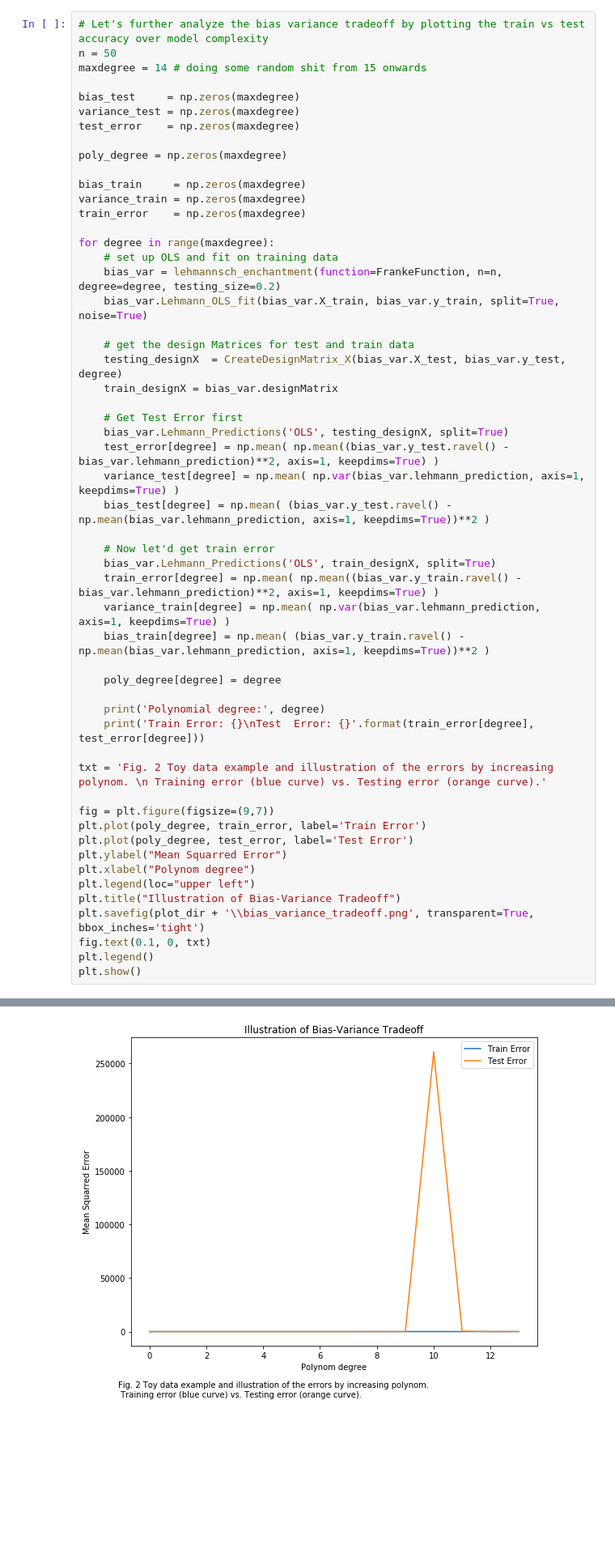
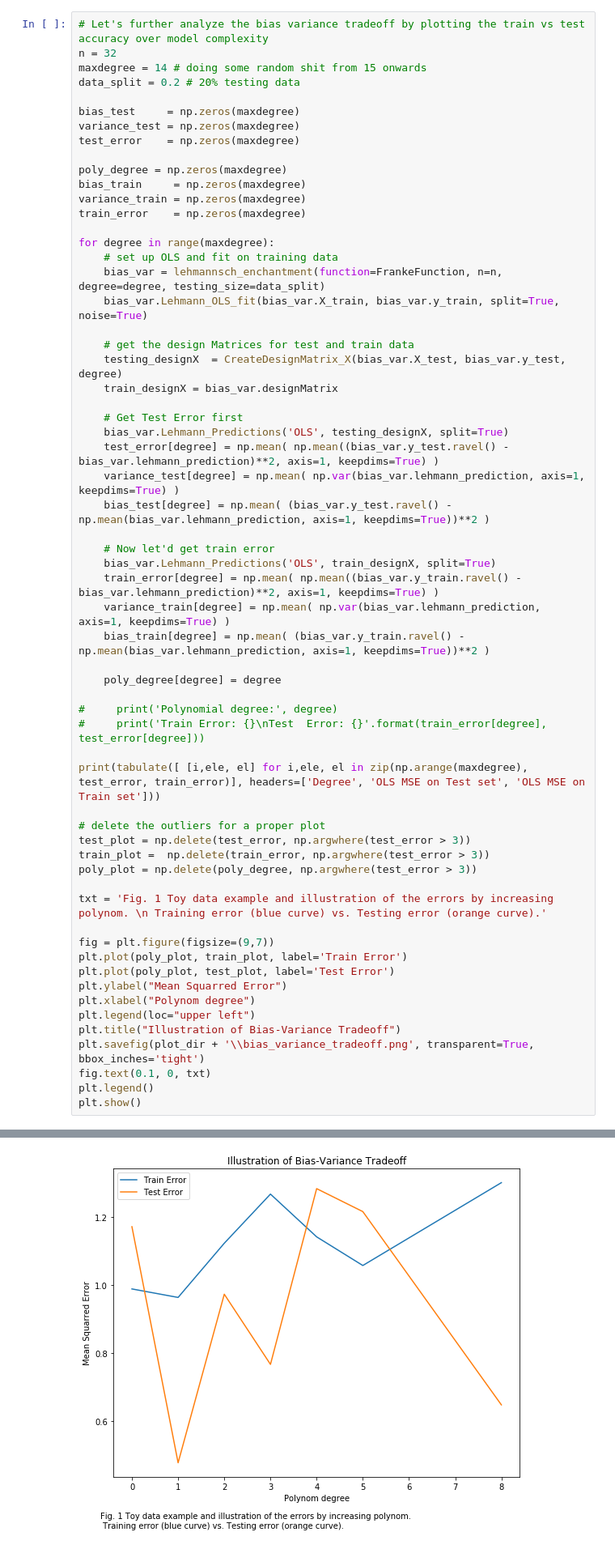
Before and after one commit to lenlehm/Credit_Card_Analysis, a Jupyter notebook: RegressionAnalysisAndResampling.ipynb, the cells around one changed output, grey strips where cells are left out. Shown at 81% size. Saved outputs shown, nothing was run; the diff lists cells and outputs as text; blank space fills up the shorter version.

```diff
--- a/RegressionAnalysisAndResampling.ipynb
+++ b/RegressionAnalysisAndResampling.ipynb
@@ -535,21 +469,21 @@ Var: 0.00048189287675013775
 # %%
 # Let's further analyze the bias variance tradeoff by plotting the train vs test accuracy over model complexity
-n = 50
+n = 32
 maxdegree = 14 # doing some random shit from 15 onwards
+data_split = 0.2 # 20% testing data
 
 bias_test     = np.zeros(maxdegree)
 variance_test = np.zeros(maxdegree)
 test_error    = np.zeros(maxdegree)
 
 poly_degree = np.zeros(maxdegree)
-
 bias_train     = np.zeros(maxdegree)
 variance_train = np.zeros(maxdegree)
 train_error    = np.zeros(maxdegree)
 
 for degree in range(maxdegree):
     # set up OLS and fit on training data
-    bias_var = lehmannsch_enchantment(function=FrankeFunction, n=n, degree=degree, testing_size=0.2)
+    bias_var = lehmannsch_enchantment(function=FrankeFunction, n=n, degree=degree, testing_size=data_split)
     bias_var.Lehmann_OLS_fit(bias_var.X_train, bias_var.y_train, split=True, noise=True)
 
     # get the design Matrices for test and train data
@@ -570,14 +504,21 @@ for degree in range(maxdegree):
 
     poly_degree[degree] = degree
 
-    print('Polynomial degree:', degree)
-    print('Train Error: {}\nTest  Error: {}'.format(train_error[degree], test_error[degree]))
+#     print('Polynomial degree:', degree)
+#     print('Train Error: {}\nTest  Error: {}'.format(train_error[degree], test_error[degree]))
 
-txt = 'Fig. 2 Toy data example and illustration of the errors by increasing polynom. \n Training error (blue curve) vs. Testing error (orange curve).'
+print(tabulate([ [i,ele, el] for i,ele, el in zip(np.arange(maxdegree), test_error, train_error)], headers=['Degree', 'OLS MSE on Test set', 'OLS MSE on Train set']))
+
+# delete the outliers for a proper plot
+test_plot = np.delete(test_error, np.argwhere(test_error > 3))
+train_plot =  np.delete(train_error, np.argwhere(test_error > 3))
+poly_plot = np.delete(poly_degree, np.argwhere(test_error > 3))
+
+txt = 'Fig. 1 Toy data example and illustration of the errors by increasing polynom. \n Training error (blue curve) vs. Testing error (orange curve).'
 
 fig = plt.figure(figsize=(9,7))
-plt.plot(poly_degree, train_error, label='Train Error')
-plt.plot(poly_degree, test_error, label='Test Error')
+plt.plot(poly_plot, train_plot, label='Train Error')
+plt.plot(poly_plot, test_plot, label='Test Error')
 plt.ylabel("Mean Squarred Error")
 plt.xlabel("Polynom degree")
 plt.legend(loc="upper left")
@@ -607 +547 @@ Test  Error: 27.149797156339734
-[figure, old version]
+[figure, new version]
```
Also changed, not shown: parts of 75 cells of this notebook, 1 other file.
